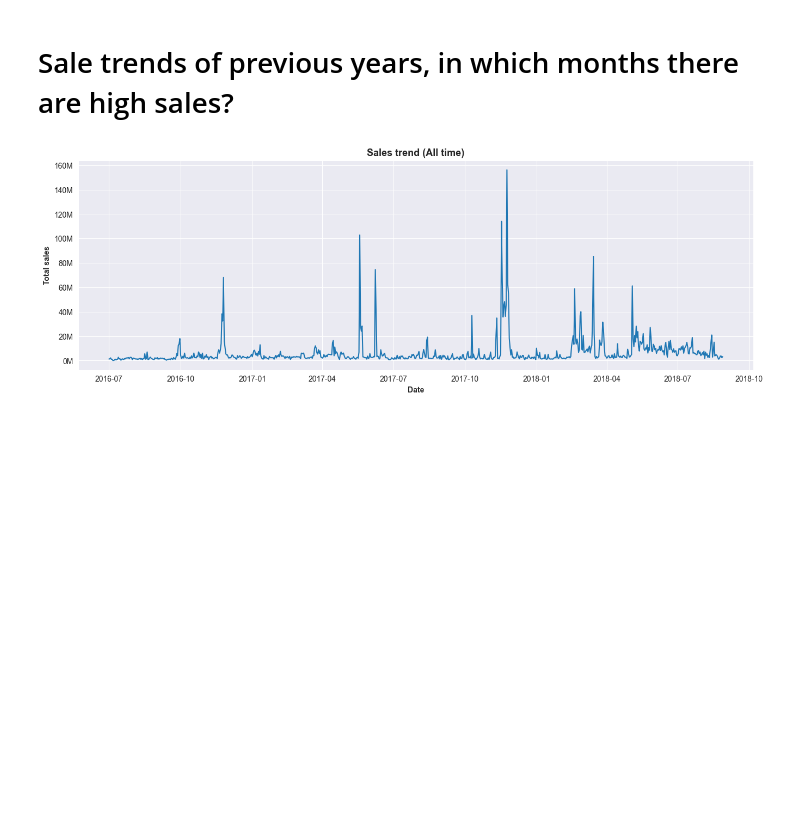
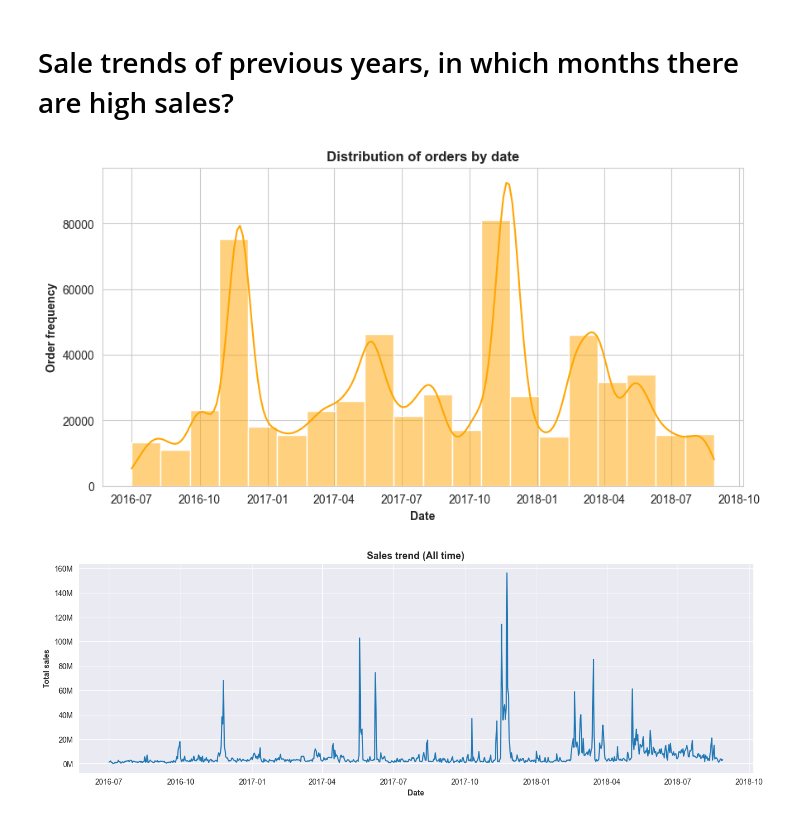
Before and after one commit to ali-bin-kashif/Pakistan-ECommerce-Dataset-EDA, a Jupyter notebook: eda-pak-ecommerce.ipynb, the cells around one changed output. Cells and saved outputs as stored; diff of their text form; code cells hidden in the pictures; blank space fills up the shorter version.

```diff
--- a/eda-pak-ecommerce.ipynb
+++ b/eda-pak-ecommerce.ipynb
@@ -488,6 +487,12 @@ Passing `palette` without assigning `hue` is deprecated and will be removed in v
 - Mobiles and Tablets is the best selling category, along with Men and Women's Fashion and appliances.
 # %% [markdown]
 # Sale trends of previous years, in which months there are high sales?
+# %%
+set_size_style(10,5,'whitegrid')
+ax = sns.histplot(data=pak_ecommerce_data, x='created_at', bins=20, color='orange', kde=True)
+customize_plot(ax, 'Distribution of orders by date', 'Date', 'Order frequency', 12,10)
+# %% [output]
+[figure, added]
 # %%
 total_sales_each_day = pak_ecommerce_data.groupby('created_at')[['grand_total']].sum().reset_index()
 # %%
```
Also changed, not shown: parts of 26 cells of this notebook.
